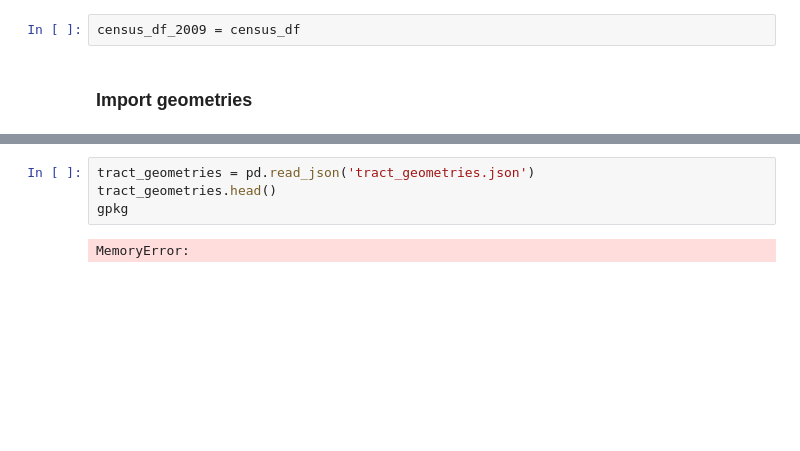
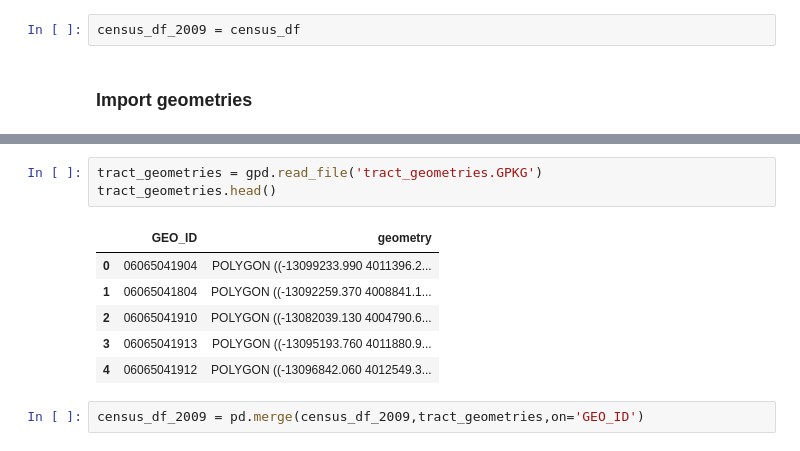
Before and after one commit to monishareginald/uds-warehouse-project, a Jupyter notebook: Census-2009.ipynb, the cells around one changed output, grey strips where cells are left out. Cells and saved outputs as stored; diff of their text form; blank space fills up the shorter version.

```diff
--- a/Census-2009.ipynb
+++ b/Census-2009.ipynb
@@ -893,6 +916,12 @@ census_df_2009 = census_df
 # %%
-tract_geometries = pd.read_json('tract_geometries.json')
+tract_geometries = gpd.read_file('tract_geometries.GPKG')
 tract_geometries.head()
-gpkg
 # %% [output]
-MemoryError:
+|  | GEO_ID | geometry |
+| 0 | 06065041904 | POLYGON ((-13099233.990 4011396.2... |
+| 1 | 06065041804 | POLYGON ((-13092259.370 4008841.1... |
+| 2 | 06065041910 | POLYGON ((-13082039.130 4004790.6... |
+| 3 | 06065041913 | POLYGON ((-13095193.760 4011880.9... |
+| 4 | 06065041912 | POLYGON ((-13096842.060 4012549.3... |
+# %%
+census_df_2009 = pd.merge(census_df_2009,tract_geometries,on='GEO_ID')
```
Also changed, not shown: parts of 8 cells of this notebook, 1 other file.
